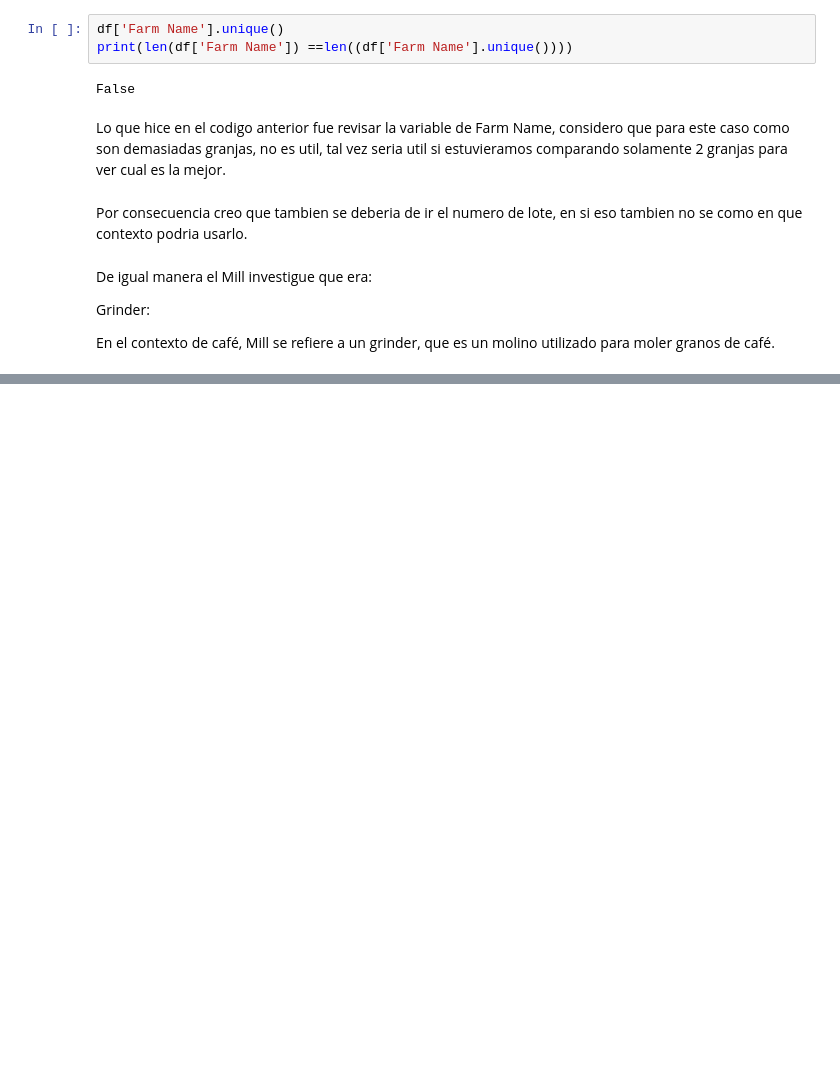
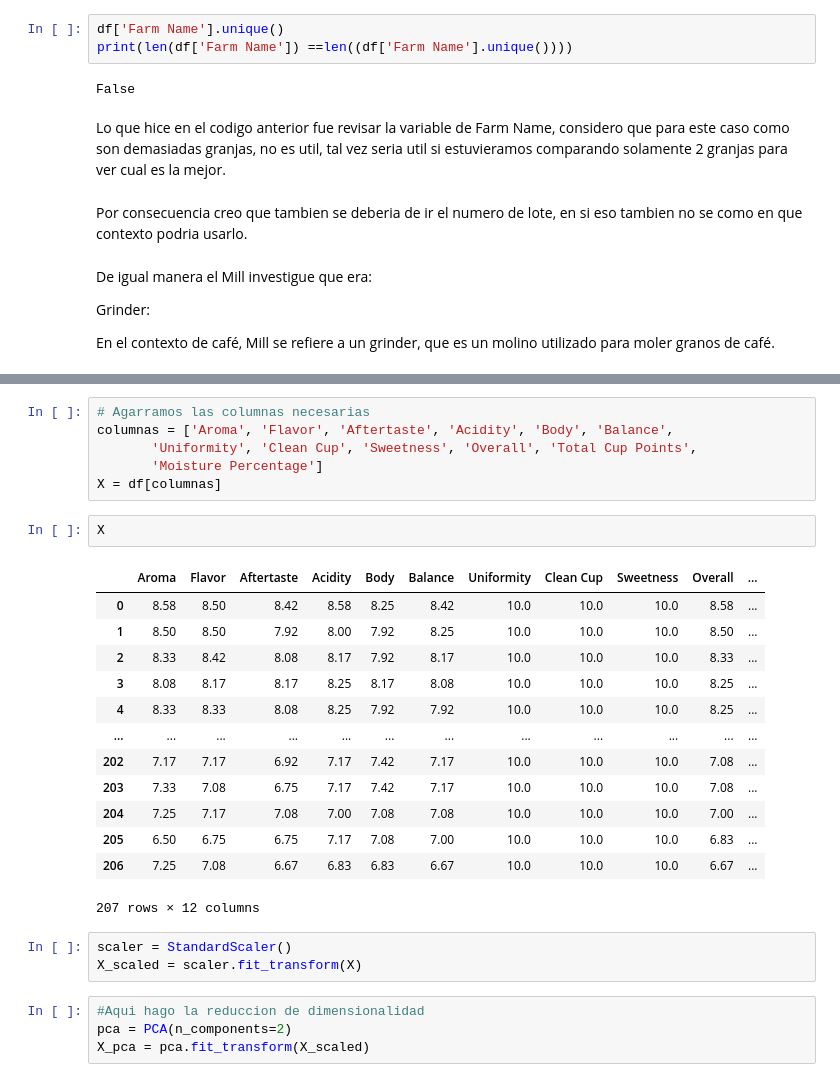
Before and after one commit to QuiqueCov/Maestria, a Jupyter notebook: GranosDeCafe.ipynb, the cells around one changed output, grey strips where cells are left out. Cells and saved outputs as stored; diff of their text form; blank space fills up the shorter version.

```diff
--- a/GranosDeCafe.ipynb
+++ b/GranosDeCafe.ipynb
@@ -215,0 +523,29 @@ En el contexto de café, Mill se refiere a un grinder, que es un molino utilizad
+# %%
+# Agarramos las columnas necesarias
+columnas = ['Aroma', 'Flavor', 'Aftertaste', 'Acidity', 'Body', 'Balance',
+       'Uniformity', 'Clean Cup', 'Sweetness', 'Overall', 'Total Cup Points',
+       'Moisture Percentage']
+X = df[columnas]
+# %%
+X
+# %% [output]
+|  | Aroma | Flavor | Aftertaste | Acidity | Body | Balance | Uniformity | Clean Cup | Sweetness | Overall | ... |
+| 0 | 8.58 | 8.50 | 8.42 | 8.58 | 8.25 | 8.42 | 10.0 | 10.0 | 10.0 | 8.58 | ... |
+| 1 | 8.50 | 8.50 | 7.92 | 8.00 | 7.92 | 8.25 | 10.0 | 10.0 | 10.0 | 8.50 | ... |
+| 2 | 8.33 | 8.42 | 8.08 | 8.17 | 7.92 | 8.17 | 10.0 | 10.0 | 10.0 | 8.33 | ... |
+| 3 | 8.08 | 8.17 | 8.17 | 8.25 | 8.17 | 8.08 | 10.0 | 10.0 | 10.0 | 8.25 | ... |
+| 4 | 8.33 | 8.33 | 8.08 | 8.25 | 7.92 | 7.92 | 10.0 | 10.0 | 10.0 | 8.25 | ... |
+| ... | ... | ... | ... | ... | ... | ... | ... | ... | ... | ... | ... |
+| 202 | 7.17 | 7.17 | 6.92 | 7.17 | 7.42 | 7.17 | 10.0 | 10.0 | 10.0 | 7.08 | ... |
+| 203 | 7.33 | 7.08 | 6.75 | 7.17 | 7.42 | 7.17 | 10.0 | 10.0 | 10.0 | 7.08 | ... |
+| 204 | 7.25 | 7.17 | 7.08 | 7.00 | 7.08 | 7.08 | 10.0 | 10.0 | 10.0 | 7.00 | ... |
+| 205 | 6.50 | 6.75 | 6.75 | 7.17 | 7.08 | 7.00 | 10.0 | 10.0 | 10.0 | 6.83 | ... |
+| 206 | 7.25 | 7.08 | 6.67 | 6.83 | 6.83 | 6.67 | 10.0 | 10.0 | 10.0 | 6.67 | ... |
+207 rows × 12 columns
+# %%
+scaler = StandardScaler()
+X_scaled = scaler.fit_transform(X)
+# %%
+#Aqui hago la reduccion de dimensionalidad
+pca = PCA(n_components=2)
+X_pca = pca.fit_transform(X_scaled)
```
Also changed, not shown: parts of 46 cells of this notebook.
